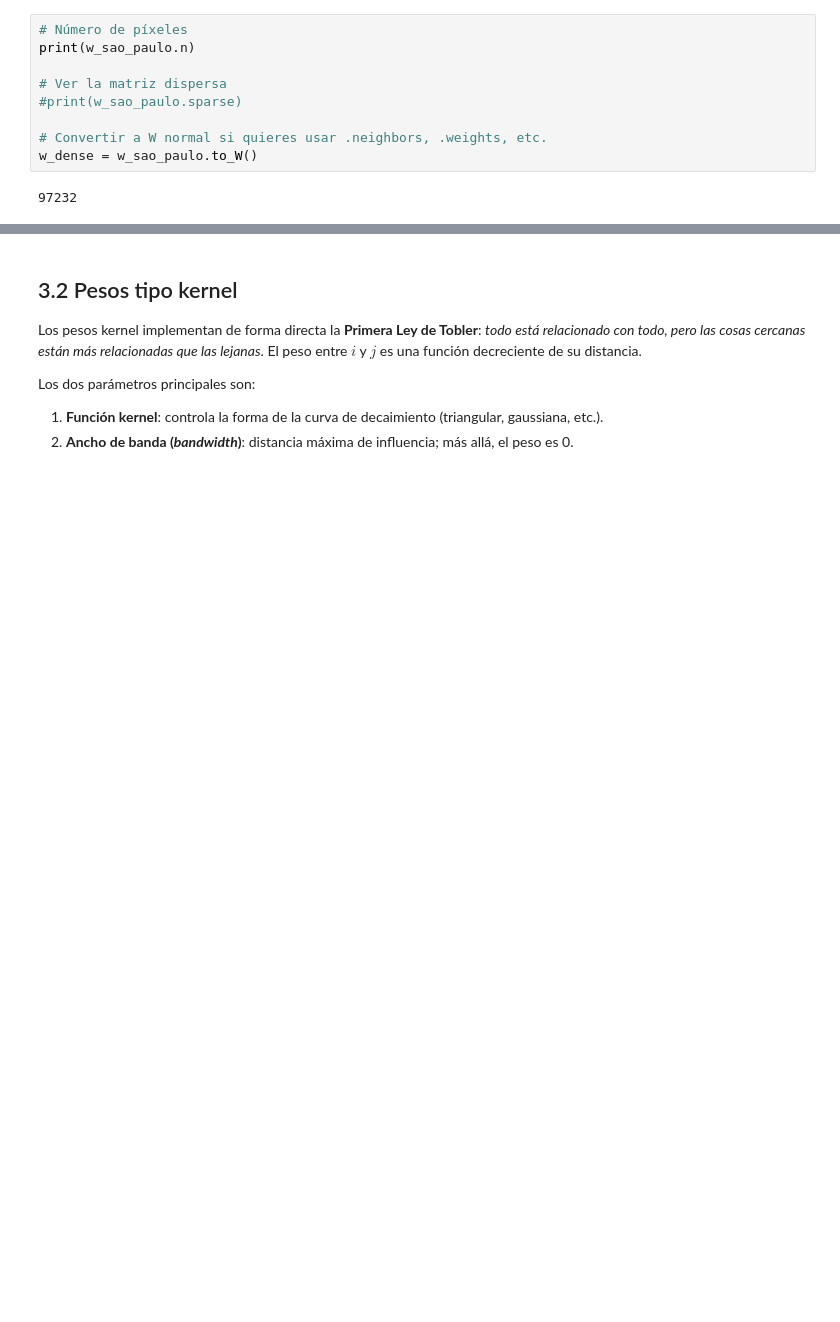
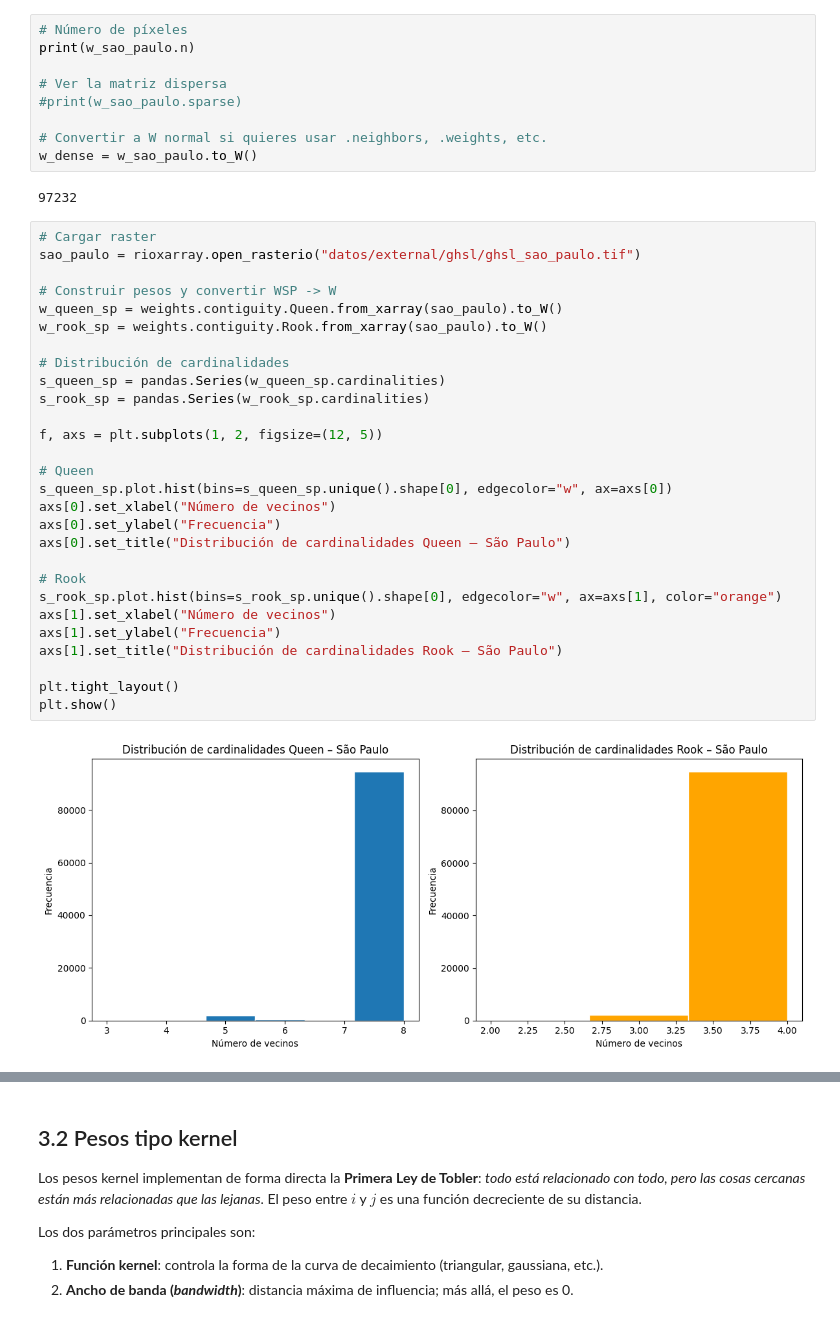
Before and after one commit to daniopitz/geodata, a Jupyter notebook: 02_pesos_espaciales.ipynb, the cells around one changed output, grey strips where cells are left out. Saved outputs shown, nothing was run; the diff lists cells and outputs as text; blank space fills up the shorter version.

```diff
--- a/02_pesos_espaciales.ipynb
+++ b/02_pesos_espaciales.ipynb
@@ -406,3 +417,33 @@ print(w_sao_paulo.n)
 w_dense = w_sao_paulo.to_W()
 # %% [output]
 97232
+# %%
+# Cargar raster
+sao_paulo = rioxarray.open_rasterio("datos/external/ghsl/ghsl_sao_paulo.tif")
+
+# Construir pesos y convertir WSP -> W
+w_queen_sp = weights.contiguity.Queen.from_xarray(sao_paulo).to_W()
+w_rook_sp = weights.contiguity.Rook.from_xarray(sao_paulo).to_W()
+
+# Distribución de cardinalidades
+s_queen_sp = pandas.Series(w_queen_sp.cardinalities)
+s_rook_sp = pandas.Series(w_rook_sp.cardinalities)
+
+f, axs = plt.subplots(1, 2, figsize=(12, 5))
+
+# Queen
+s_queen_sp.plot.hist(bins=s_queen_sp.unique().shape[0], edgecolor="w", ax=axs[0])
+axs[0].set_xlabel("Número de vecinos")
+axs[0].set_ylabel("Frecuencia")
+axs[0].set_title("Distribución de cardinalidades Queen – São Paulo")
+
+# Rook
+s_rook_sp.plot.hist(bins=s_rook_sp.unique().shape[0], edgecolor="w", ax=axs[1], color="orange")
+axs[1].set_xlabel("Número de vecinos")
+axs[1].set_ylabel("Frecuencia")
+axs[1].set_title("Distribución de cardinalidades Rook – São Paulo")
+
+plt.tight_layout()
+plt.show()
+# %% [output]
+[figure, added]
```
Also changed, not shown: parts of 20 cells of this notebook.
